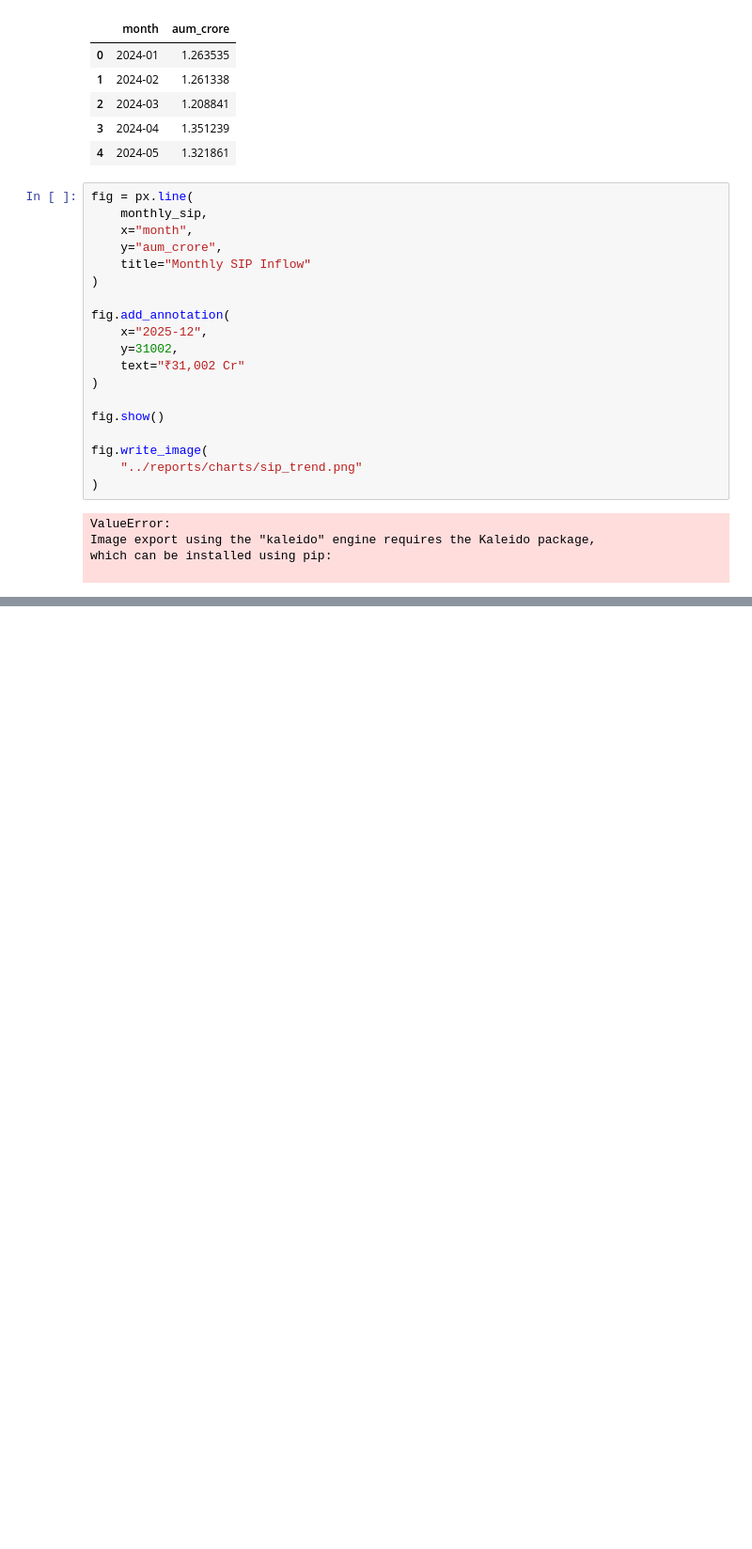
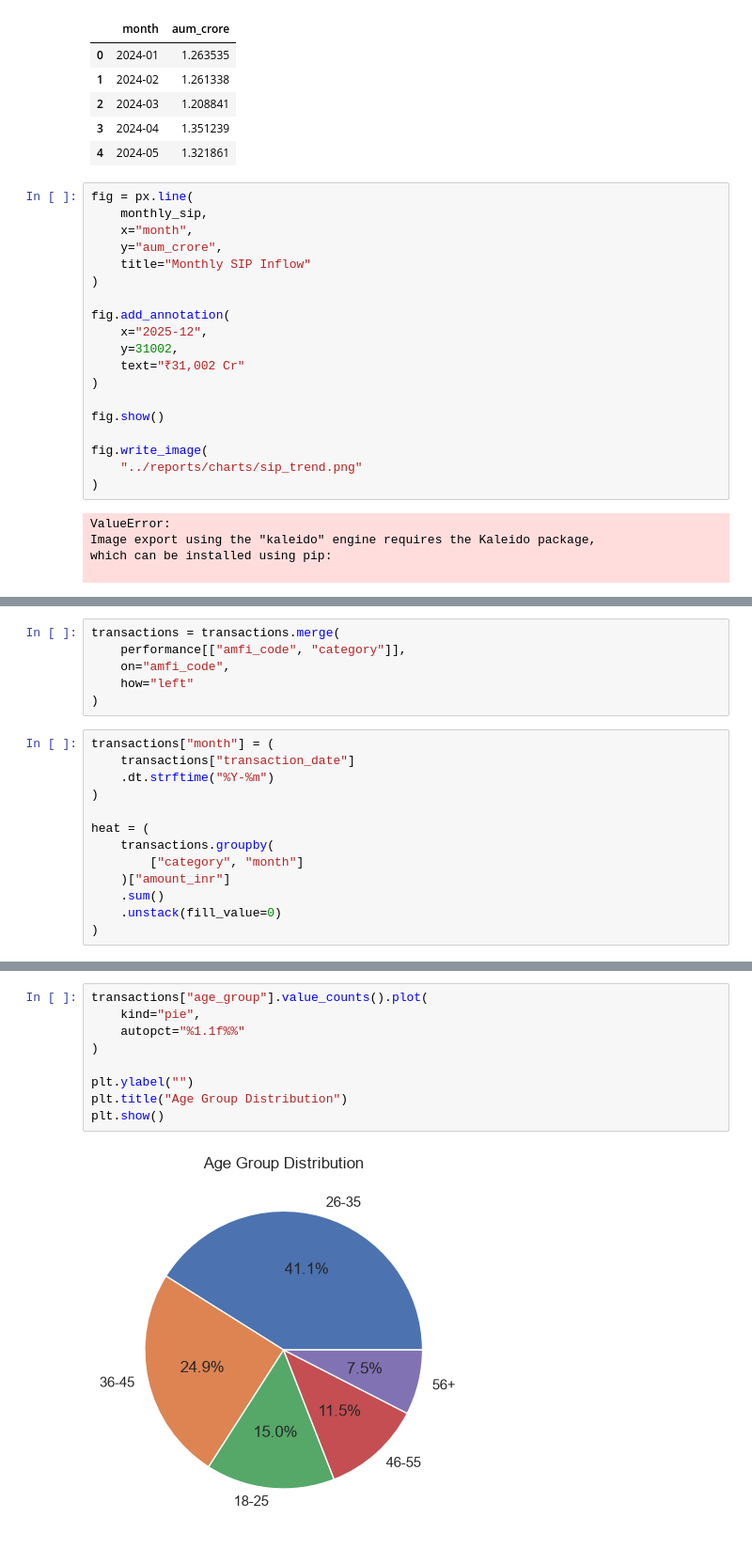
Before and after one commit to YashBansal26/Mutual-Fund-Project, a Jupyter notebook: notebooks/EDA_Analysis.ipynb, the cells around one changed output, grey strips where cells are left out. Shown at 94% size. Cells and saved outputs as stored; diff of their text form; blank space fills up the shorter version.

```diff
--- a/notebooks/EDA_Analysis.ipynb
+++ b/notebooks/EDA_Analysis.ipynb
@@ -183,0 +164,19 @@ KeyError: 'category'
+# %%
+transactions = transactions.merge(
+    performance[["amfi_code", "category"]],
+    on="amfi_code",
+    how="left"
+)
+# %%
+transactions["month"] = (
+    transactions["transaction_date"]
+    .dt.strftime("%Y-%m")
+)
+
+heat = (
+    transactions.groupby(
+        ["category", "month"]
+    )["amount_inr"]
+    .sum()
+    .unstack(fill_value=0)
+)
@@ -183,0 +200,11 @@ KeyError: 'category'
+# %%
+transactions["age_group"].value_counts().plot(
+    kind="pie",
+    autopct="%1.1f%%"
+)
+
+plt.ylabel("")
+plt.title("Age Group Distribution")
+plt.show()
+# %% [output]
+[figure, added]
```
Also changed, not shown: parts of 4 cells of this notebook, 2 other files.
